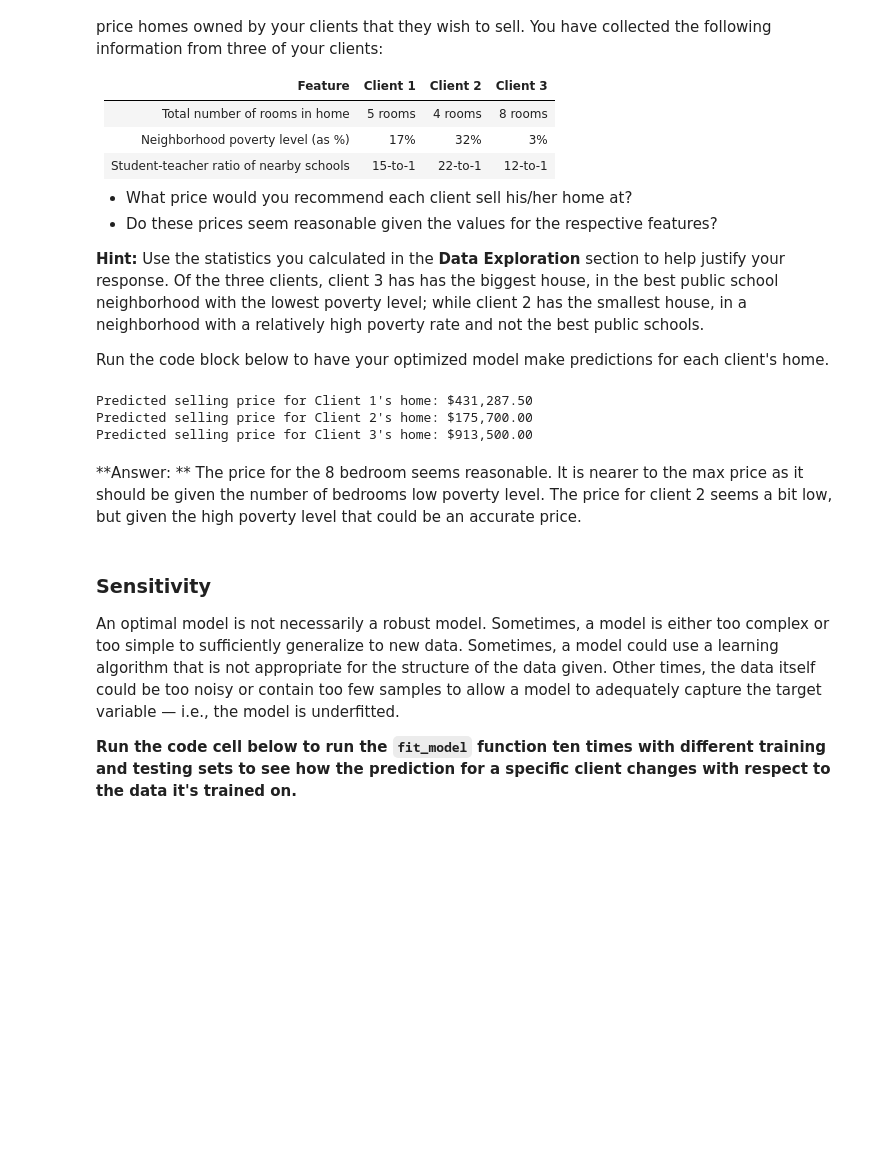
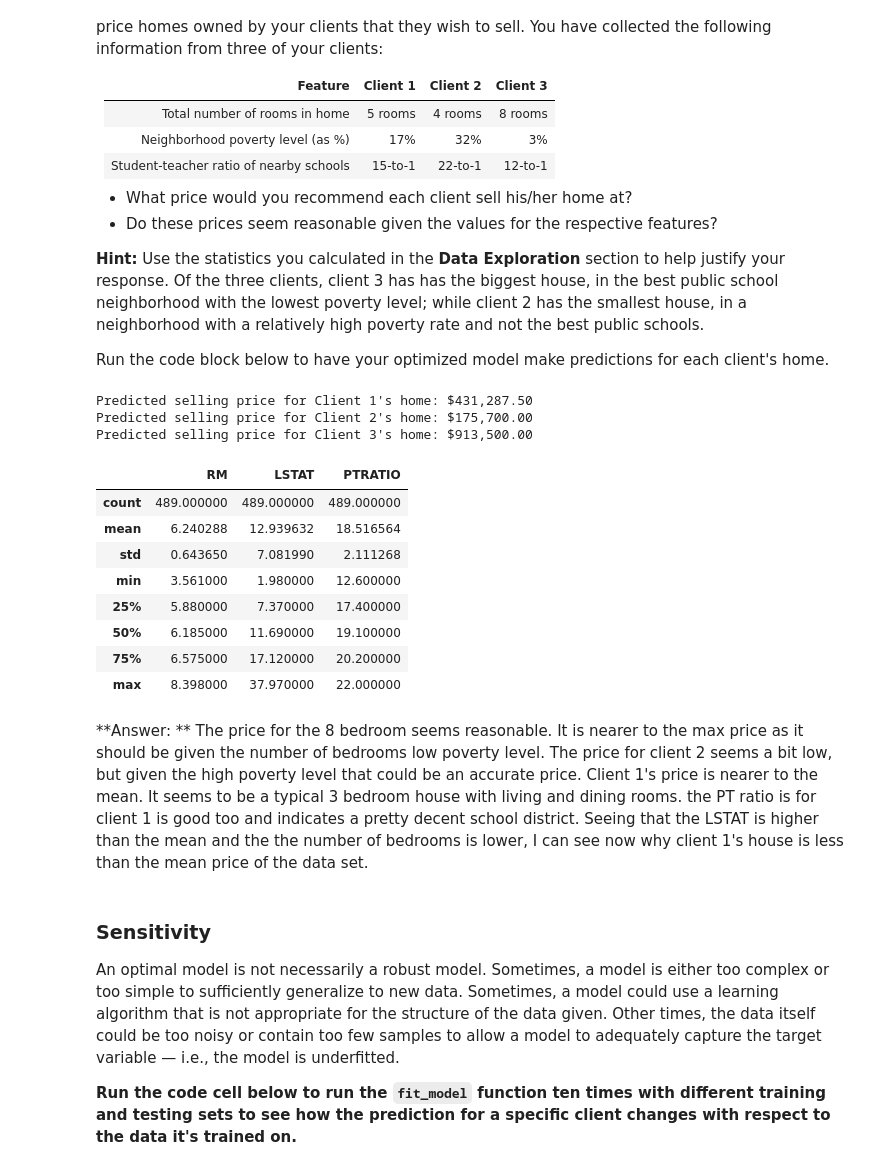
Before and after one commit to alfreda99/machine-learning, a Jupyter notebook: projects/boston_housing/boston_housing.ipynb, the cells around one changed output. Cells and saved outputs as stored; diff of their text form; code cells hidden in the pictures; blank space fills up the shorter version.

```diff
--- a/projects/boston_housing/boston_housing.ipynb
+++ b/projects/boston_housing/boston_housing.ipynb
@@ -361,19 +364,30 @@ Run the code block below to have your optimized model make predictions for each
 # %%
 # Produce a matrix for client data
 client_data = [[5, 17, 15], # Client 1
                [4, 32, 22], # Client 2
                [8, 3, 12]]  # Client 3
 
 # Show predictions
 for i, price in enumerate(reg.predict(client_data)):
     print "Predicted selling price for Client {}'s home: ${:,.2f}".format(i+1, price)
+
+features.describe()
 # %% [output]
 Predicted selling price for Client 1's home: $431,287.50
 Predicted selling price for Client 2's home: $175,700.00
 Predicted selling price for Client 3's home: $913,500.00
+|  | RM | LSTAT | PTRATIO |
+| count | 489.000000 | 489.000000 | 489.000000 |
+| mean | 6.240288 | 12.939632 | 18.516564 |
+| std | 0.643650 | 7.081990 | 2.111268 |
+| min | 3.561000 | 1.980000 | 12.600000 |
+| 25% | 5.880000 | 7.370000 | 17.400000 |
+| 50% | 6.185000 | 11.690000 | 19.100000 |
+| 75% | 6.575000 | 17.120000 | 20.200000 |
+| max | 8.398000 | 37.970000 | 22.000000 |
 # %% [markdown]
 **Answer: **
-The price for the 8 bedroom seems reasonable.  It is nearer to the max price as it should be given the number of bedrooms low poverty level.  The price for client 2 seems a bit low, but given the high poverty level that could be an accurate price.
+The price for the 8 bedroom seems reasonable.  It is nearer to the max price as it should be given the number of bedrooms low poverty level.  The price for client 2 seems a bit low, but given the high poverty level that could be an accurate price.  Client 1's price is nearer to the mean.  It seems to be a typical  3 bedroom house with living and dining rooms. the PT ratio is for client 1 is good too and indicates a pretty decent school district.  Seeing that the LSTAT is higher than the mean and the the number of bedrooms is lower,  I can see now why client 1's house is less than the mean price of the data set.
 # %% [markdown]
 ### Sensitivity
 An optimal model is not necessarily a robust model. Sometimes, a model is either too complex or too simple to sufficiently generalize to new data. Sometimes, a model could use a learning algorithm that is not appropriate for the structure of the data given. Other times, the data itself could be too noisy or contain too few samples to allow a model to adequately capture the target variable — i.e., the model is underfitted.
```
Also changed, not shown: parts of 7 cells of this notebook.
